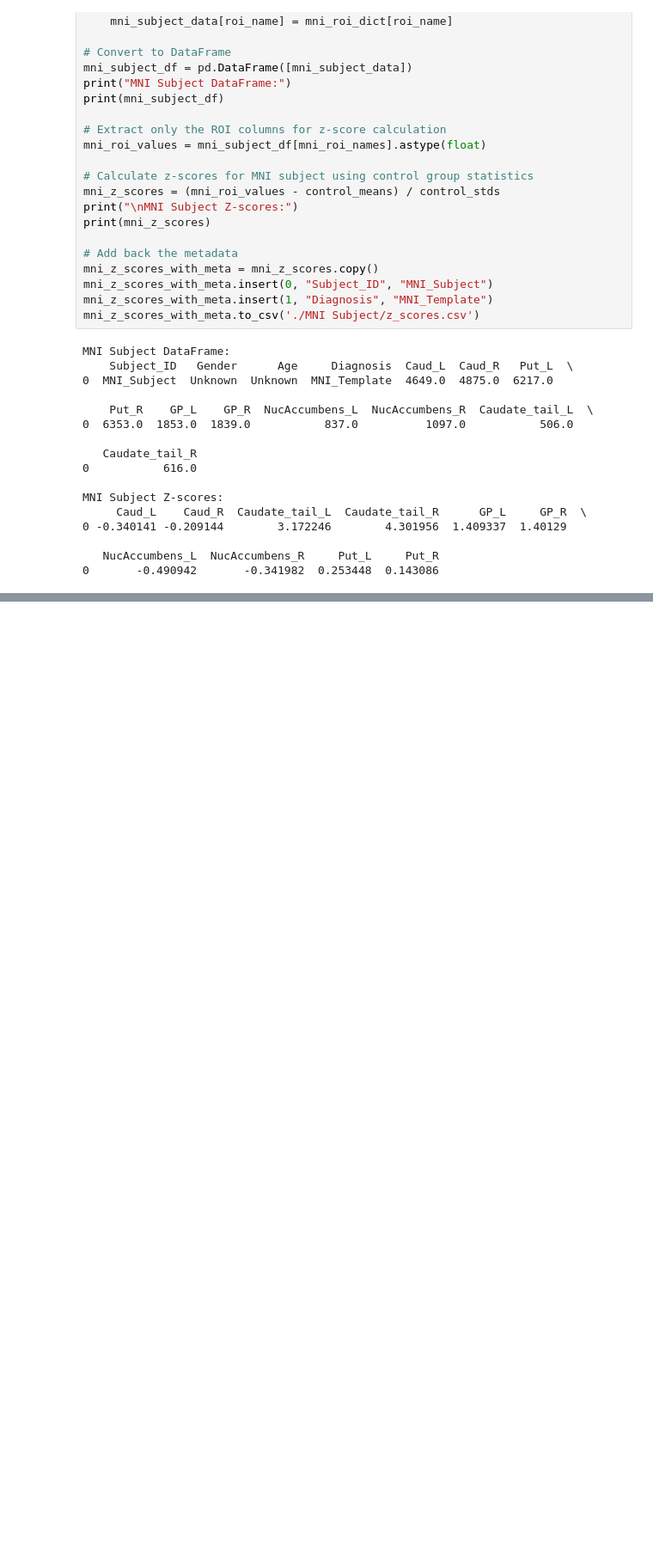
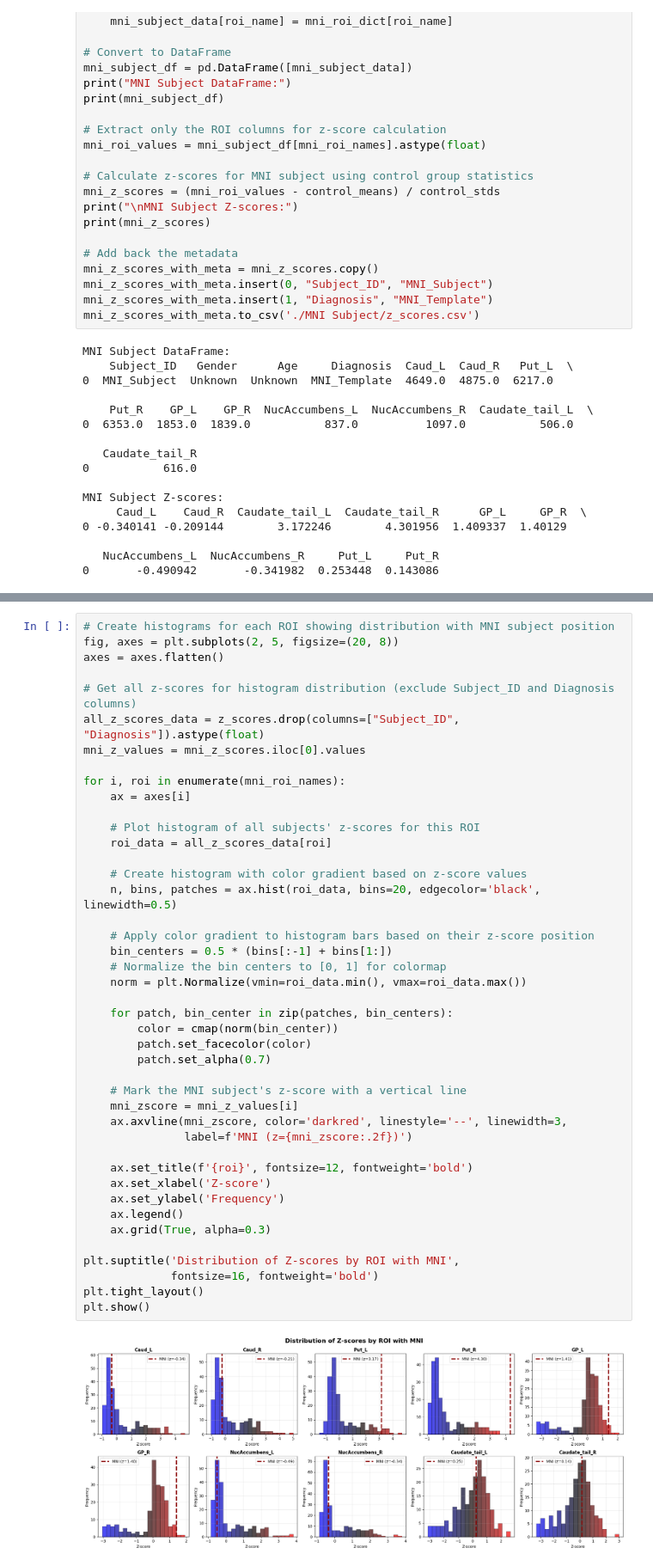
Before and after one commit to gracenohh/icmfinalproject, a Jupyter notebook: barcode_code.ipynb, the cells around one changed output, grey strips where cells are left out. Shown at 86% size. Cells and saved outputs as stored; diff of their text form; blank space fills up the shorter version.

```diff
--- a/barcode_code.ipynb
+++ b/barcode_code.ipynb
@@ -189,0 +213,45 @@ MNI Subject Z-scores:
+# %%
+# Create histograms for each ROI showing distribution with MNI subject position
+fig, axes = plt.subplots(2, 5, figsize=(20, 8))
+axes = axes.flatten()
+
+# Get all z-scores for histogram distribution (exclude Subject_ID and Diagnosis columns)
+all_z_scores_data = z_scores.drop(columns=["Subject_ID", "Diagnosis"]).astype(float)
+mni_z_values = mni_z_scores.iloc[0].values
+
+for i, roi in enumerate(mni_roi_names):
+    ax = axes[i]
+
+    # Plot histogram of all subjects' z-scores for this ROI
+    roi_data = all_z_scores_data[roi]
+
+    # Create histogram with color gradient based on z-score values
+    n, bins, patches = ax.hist(roi_data, bins=20, edgecolor='black', linewidth=0.5)
+
+    # Apply color gradient to histogram bars based on their z-score position
+    bin_centers = 0.5 * (bins[:-1] + bins[1:])
+    # Normalize the bin centers to [0, 1] for colormap
+    norm = plt.Normalize(vmin=roi_data.min(), vmax=roi_data.max())
+
+    for patch, bin_center in zip(patches, bin_centers):
+        color = cmap(norm(bin_center))
+        patch.set_facecolor(color)
+        patch.set_alpha(0.7)
+
+    # Mark the MNI subject's z-score with a vertical line
+    mni_zscore = mni_z_values[i]
+    ax.axvline(mni_zscore, color='darkred', linestyle='--', linewidth=3,
+               label=f'MNI (z={mni_zscore:.2f})')
+
+    ax.set_title(f'{roi}', fontsize=12, fontweight='bold')
+    ax.set_xlabel('Z-score')
+    ax.set_ylabel('Frequency')
+    ax.legend()
+    ax.grid(True, alpha=0.3)
+
+plt.suptitle('Distribution of Z-scores by ROI with MNI',
+             fontsize=16, fontweight='bold')
+plt.tight_layout()
+plt.show()
+# %% [output]
+[figure, added]
```
Also changed, not shown: parts of 1 cell of this notebook, 1 other file.
